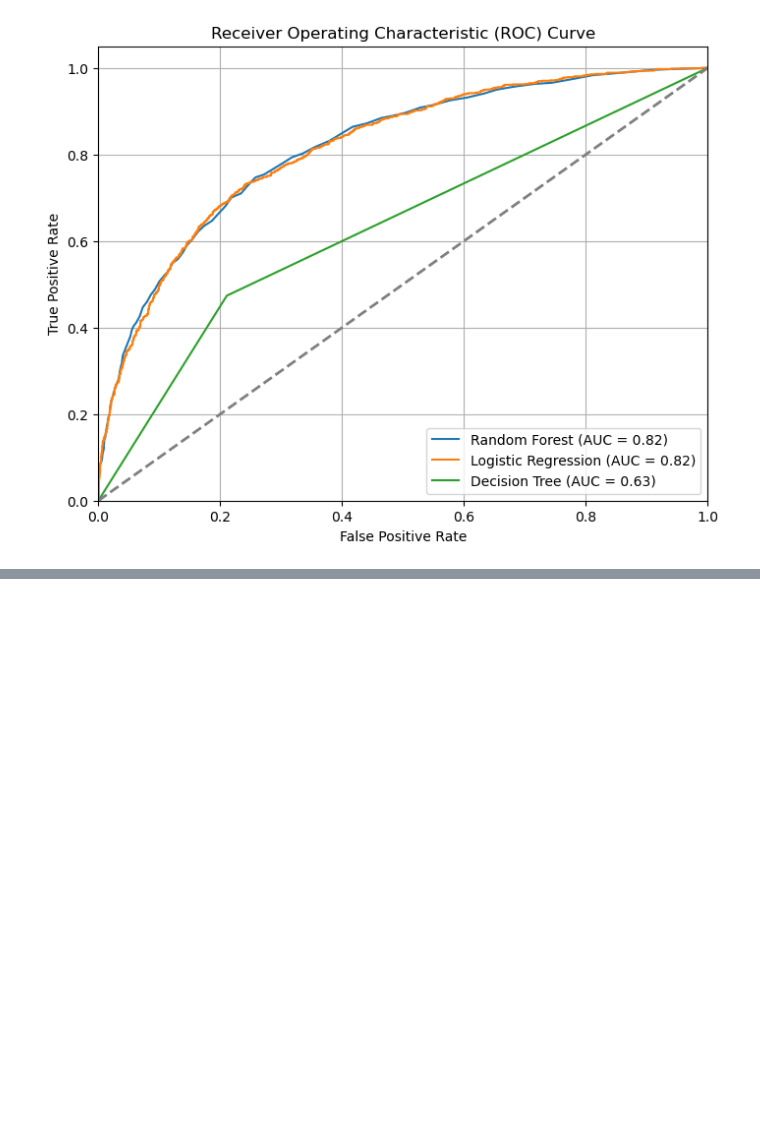
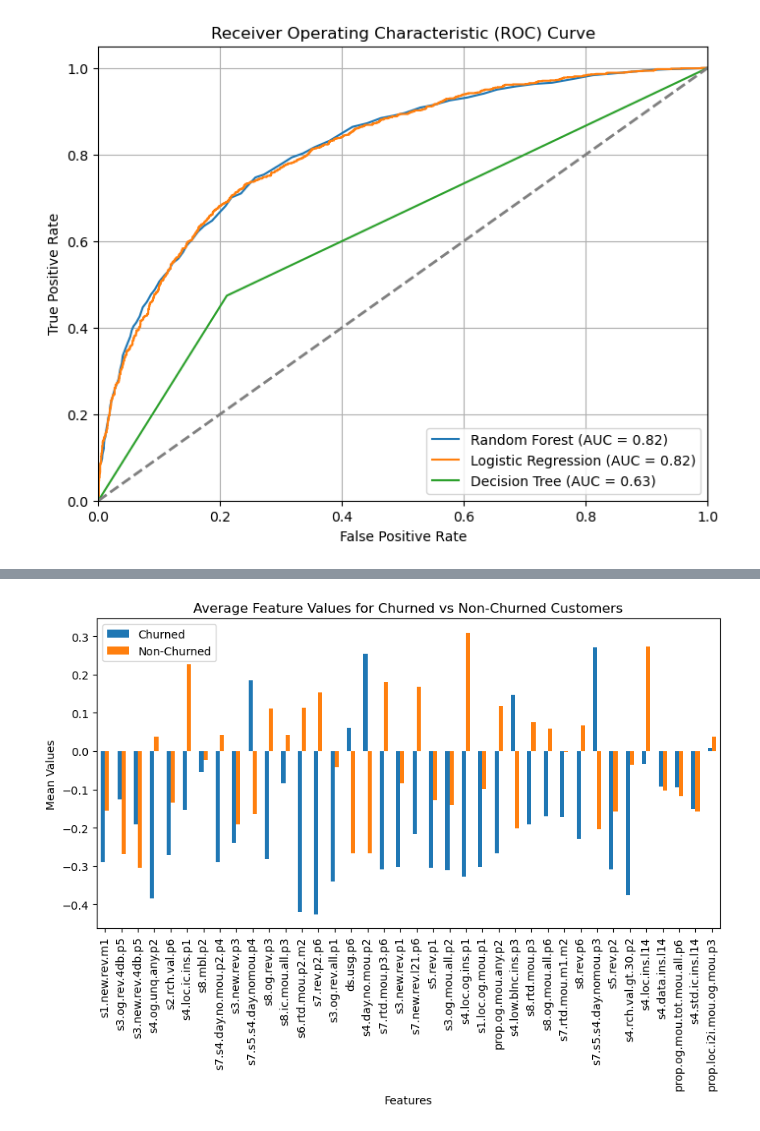
Before and after one commit to springboardmentor113/Batch2_Churn_Modeling_On_Telecom_Data, a Jupyter notebook: AmayaraYadav/ChurnPrediction.ipynb, the cells around one changed output, grey strips where cells are left out. Cells and saved outputs as stored; diff of their text form; code cells hidden in the pictures; blank space fills up the shorter version.

```diff
--- a/AmayaraYadav/ChurnPrediction.ipynb
+++ b/AmayaraYadav/ChurnPrediction.ipynb
@@ -1072,0 +1083,17 @@ plt.show()
+# %%
+churned = data_no_corr[data_no_corr['target'] == 1]
+non_churned = data_no_corr[data_no_corr['target'] == 0]
+churned_mean = churned.mean()
+non_churned_mean = non_churned.mean()
+mean_values = pd.DataFrame({'Churned': churned_mean, 'Non-Churned': non_churned_mean})
+mean_values = mean_values.drop(index='target')
+
+mean_values.plot(kind='bar', figsize=(10, 5))
+plt.title('Average Feature Values for Churned vs Non-Churned Customers')
+plt.xlabel('Features')
+plt.ylabel('Mean Values')
+plt.legend(['Churned', 'Non-Churned'])
+plt.xticks(rotation=90)
+plt.show()
+# %% [output]
+[figure, added]
```
Also changed, not shown: parts of 15 cells of this notebook.
